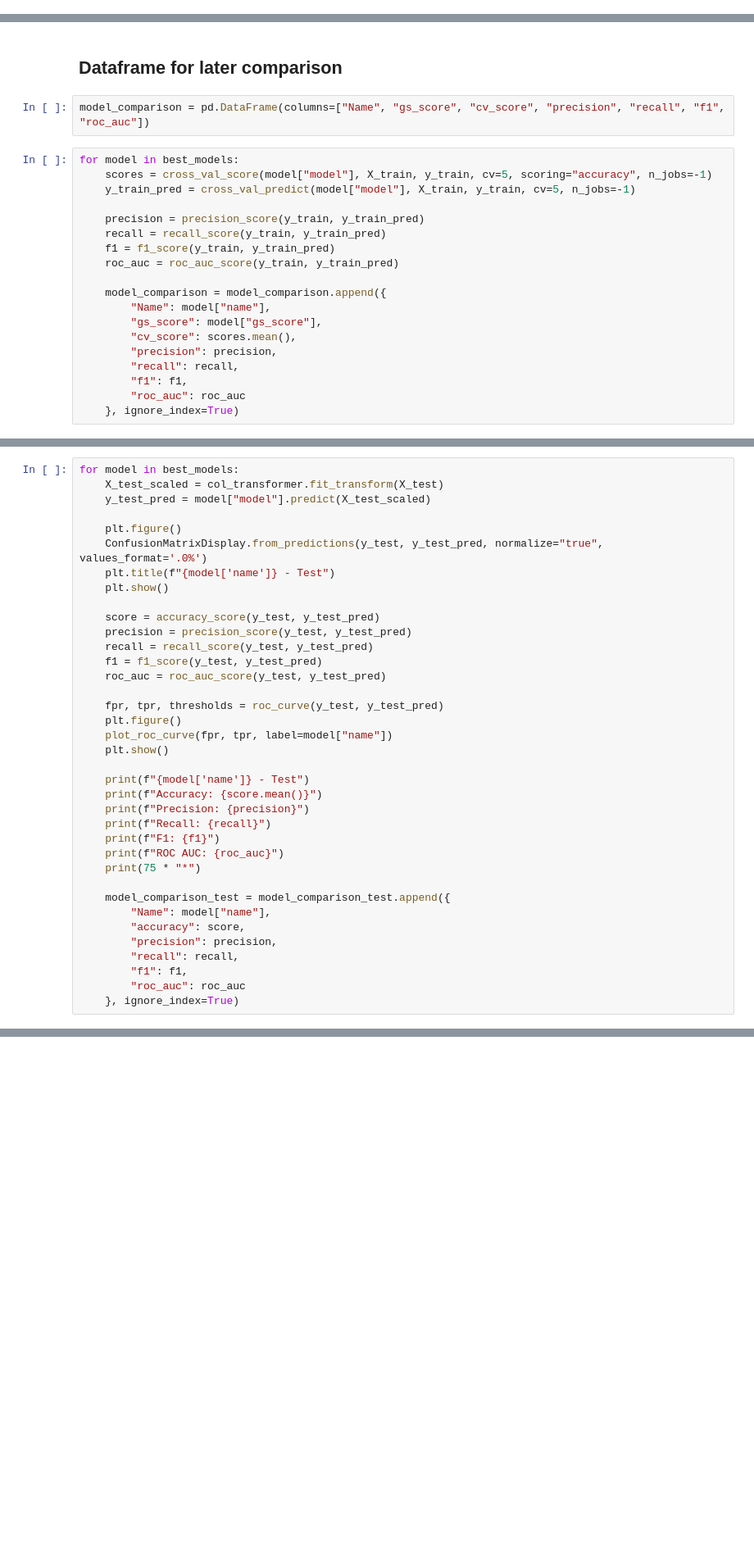
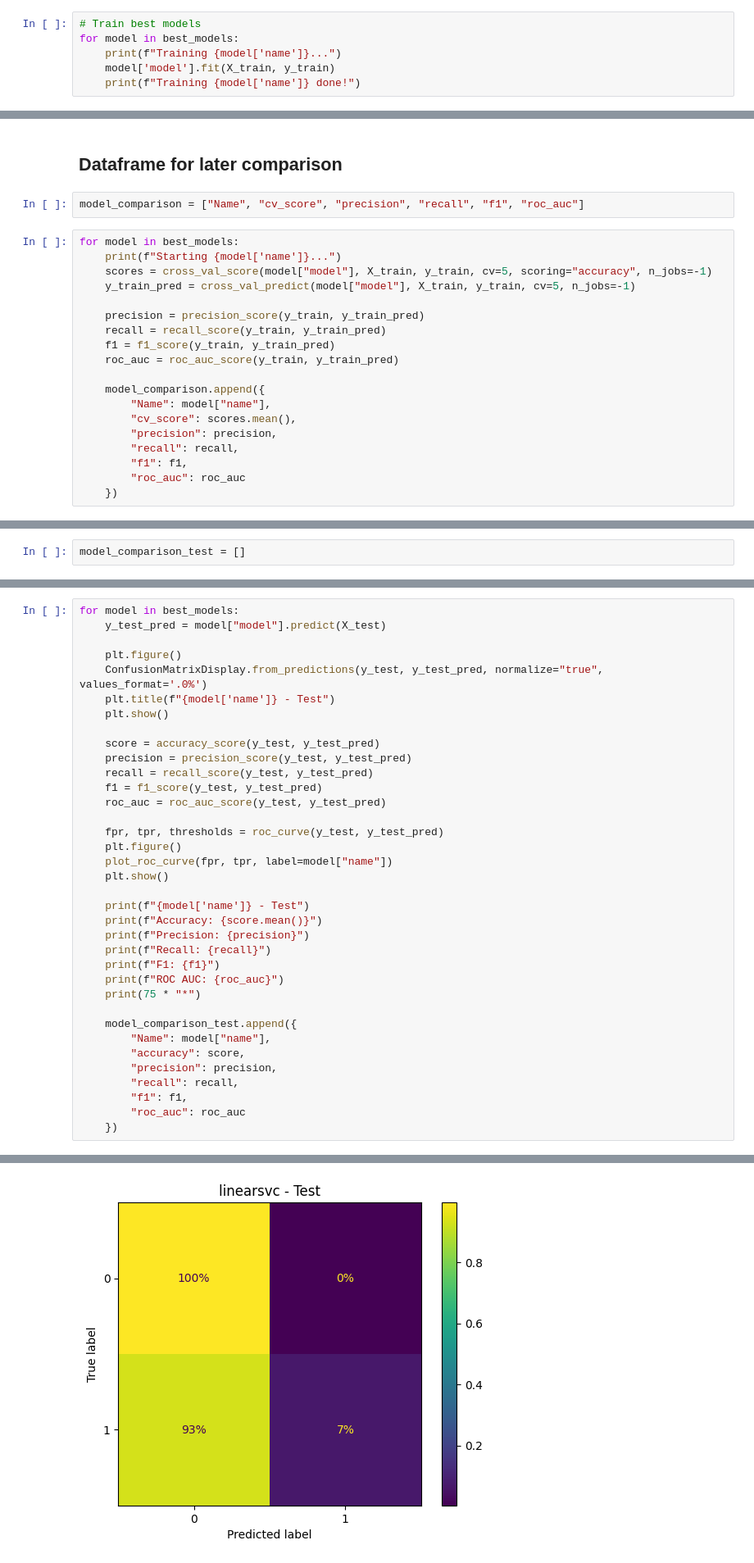
Before and after one commit to Floris-Buyse-FB/Data-Engineering-Project-2, a Jupyter notebook: scripts/AA_REC_SYSTEM_SUPERVISED.ipynb, the cells around one changed output, grey strips where cells are left out. Shown at 82% size. Drawn from its saved outputs; the diff is of its cells as text; blank space fills up the shorter version.

```diff
--- a/scripts/AA_REC_SYSTEM_SUPERVISED.ipynb
+++ b/scripts/AA_REC_SYSTEM_SUPERVISED.ipynb
@@ -314,0 +544,6 @@ for i in stacking_clfs:
+# %%
+# Train best models
+for model in best_models:
+    print(f"Training {model['name']}...")
+    model['model'].fit(X_train, y_train)
+    print(f"Training {model['name']} done!")
@@ -315,9 +568,10 @@ for i in stacking_clfs:
 # %% [markdown]
 ## Dataframe for later comparison
 # %%
-model_comparison = pd.DataFrame(columns=["Name", "gs_score", "cv_score", "precision", "recall", "f1", "roc_auc"])
+model_comparison = ["Name", "cv_score", "precision", "recall", "f1", "roc_auc"]
 # %%
 for model in best_models:
+    print(f"Starting {model['name']}...")
     scores = cross_val_score(model["model"], X_train, y_train, cv=5, scoring="accuracy", n_jobs=-1)
     y_train_pred = cross_val_predict(model["model"], X_train, y_train, cv=5, n_jobs=-1)
 
@@ -326,12 +580,11 @@ for model in best_models:
     f1 = f1_score(y_train, y_train_pred)
     roc_auc = roc_auc_score(y_train, y_train_pred)
 
-    model_comparison = model_comparison.append({
+    model_comparison.append({
         "Name": model["name"],
-        "gs_score": model["gs_score"],
         "cv_score": scores.mean(),
         "precision": precision,
         "recall": recall,
         "f1": f1,
         "roc_auc": roc_auc
-    }, ignore_index=True)
+    })
@@ -344,3 +650,5 @@ model_comparison_test = pd.DataFrame(columns=["Name", "accuracy", "precision", "
+# %%
+model_comparison_test = []
 # %%
 def plot_roc_curve(fpr, tpr, label=None):
   plt.figure(figsize=(6, 5))
@@ -355,8 +663,7 @@ def plot_roc_curve(fpr, tpr, label=None):
   plt.figure(figsize=(10,5))
 # %%
 for model in best_models:
-    X_test_scaled = col_transformer.fit_transform(X_test)
-    y_test_pred = model["model"].predict(X_test_scaled)
+    y_test_pred = model["model"].predict(X_test)
 
     plt.figure()
     ConfusionMatrixDisplay.from_predictions(y_test, y_test_pred, normalize="true", values_format='.0%')
@@ -382,11 +689,12 @@ for model in best_models:
     print(f"ROC AUC: {roc_auc}")
     print(75 * "*")
 
-    model_comparison_test = model_comparison_test.append({
+    model_comparison_test.append({
         "Name": model["name"],
         "accuracy": score,
         "precision": precision,
         "recall": recall,
         "f1": f1,
         "roc_auc": roc_auc
-    }, ignore_index=True)
+    })
+# %% [output]
@@ -392,0 +702 @@ for model in best_models:
+[figure, added]
```
Also changed, not shown: parts of 34 cells of this notebook, 2 other files.
